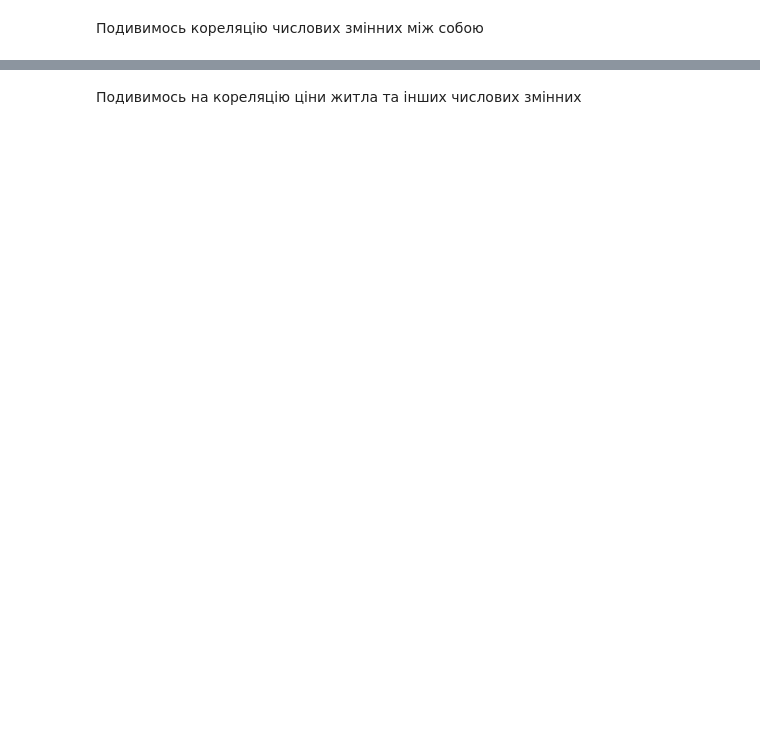
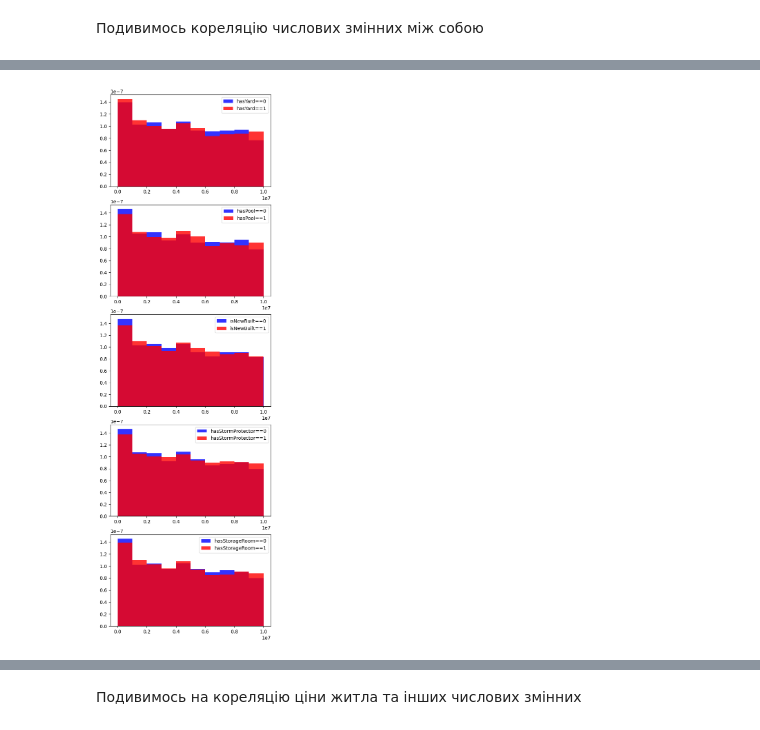
Before and after one commit to Krokha18/ml-intro-labs-2023, a Jupyter notebook: 03-house-pricing-regression/eda-regression.ipynb, the cells around one changed output, grey strips where cells are left out. Saved outputs shown, nothing was run; the diff lists cells and outputs as text; code cells hidden in the pictures; blank space fills up the shorter version.

```diff
--- a/03-house-pricing-regression/eda-regression.ipynb
+++ b/03-house-pricing-regression/eda-regression.ipynb
@@ -58,0 +64,8 @@ data[numerical].corr()
+# %%
+fig, axs = plt.subplots(len(binary), figsize = (6, 4*len(binary)))
+
+for i, col in enumerate(binary):
+    axs[i].hist(data[data[col]==0]['price'], color = 'blue', alpha=0.8, density = True, label = f'{col}==0'); axs[i].legend()
+    axs[i].hist(data[data[col]==1]['price'], color = 'red', alpha=0.8, density = True, label = f'{col}==1'); axs[i].legend()
+# %% [output]
+[figure, added]
```
Also changed, not shown: parts of 18 cells of this notebook.
